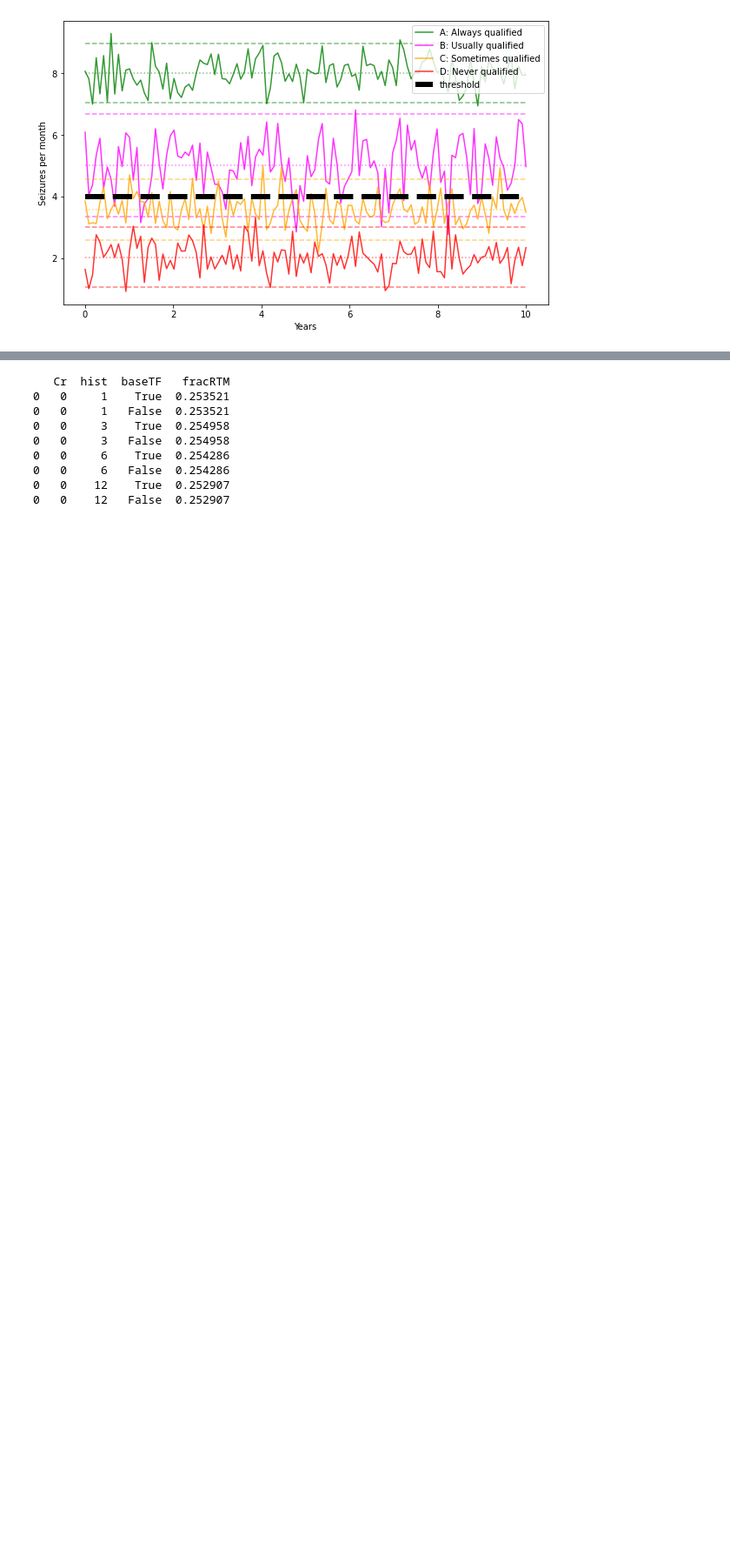
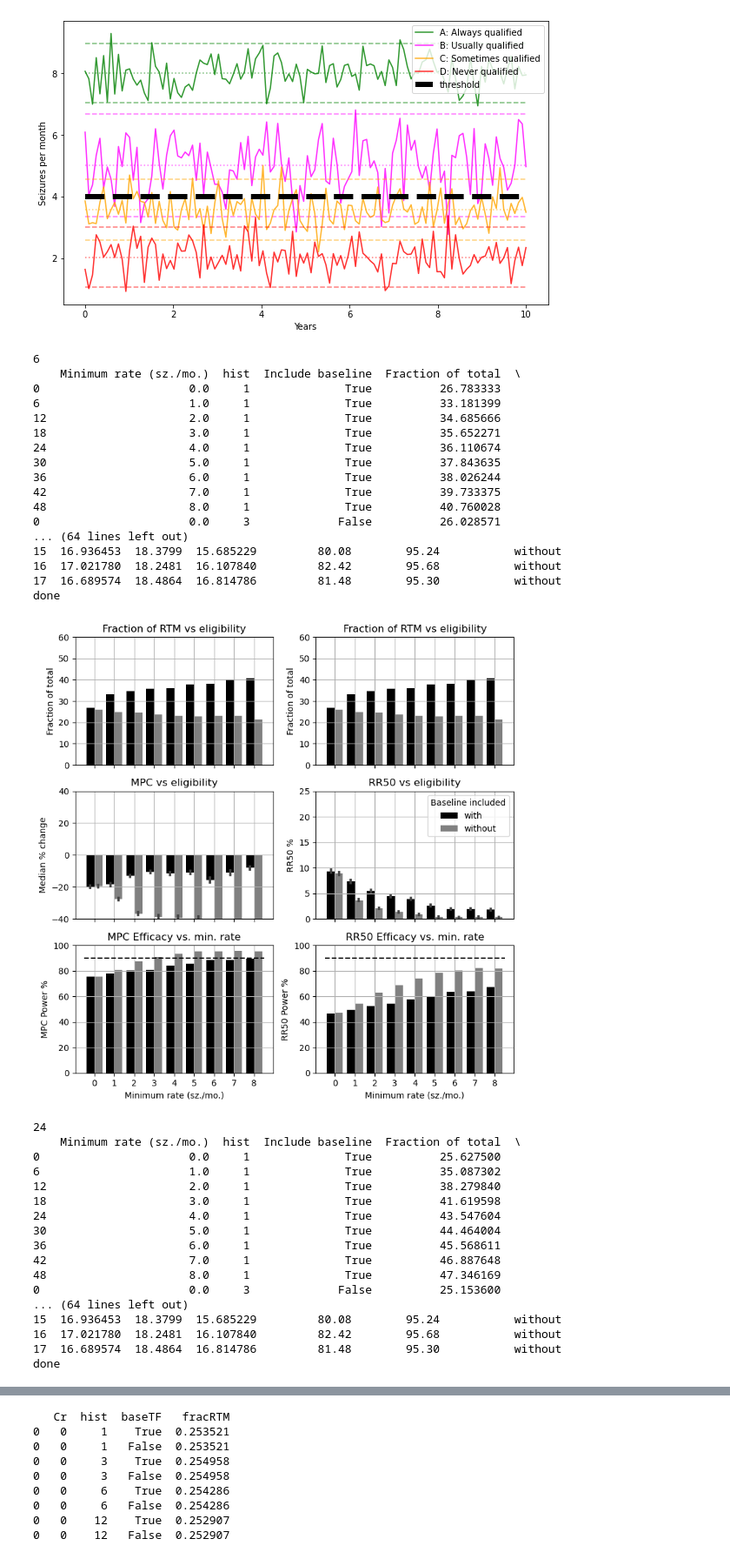
Before and after one commit to GoldenholzLab/RTMsim, a Jupyter notebook: rtm_paper.ipynb, the cells around one changed output, grey strips where cells are left out. Shown at 87% size. Cells and saved outputs as stored; diff of their text form; code cells hidden in the pictures; blank space fills up the shorter version.

```diff
--- a/rtm_paper.ipynb
+++ b/rtm_paper.ipynb
@@ -5,3 +5,50 @@ from RTM_funcs import drawDefinitions
 drawDefinitions()
 # %% [output]
 [figure]
+# %%
+%reload_ext autoreload
+%autoreload 2
+from RTM_funcs import draw_all_fracSets_noSF
+import matplotlib.pyplot as plt
+for studyChances in [6,24]:
+    print(studyChances)
+    draw_all_fracSets_noSF(showFull=False,studyChances=studyChances,with_error=True)
+    #if studyChances==24:
+    #    plt.savefig('Fig2.png',dpi=300)
+    plt.show()
+# %% [output]
+6
+    Minimum rate (sz./mo.)  hist  Include baseline  Fraction of total  \
+0                      0.0     1              True          26.783333
+6                      1.0     1              True          33.181399
+12                     2.0     1              True          34.685666
+18                     3.0     1              True          35.652271
+24                     4.0     1              True          36.110674
+30                     5.0     1              True          37.843635
+36                     6.0     1              True          38.026244
+42                     7.0     1              True          39.733375
+48                     8.0     1              True          40.760028
+0                      0.0     3             False          26.028571
+... (64 lines left out)
+15  16.936453  18.3799  15.685229         80.08        95.24           without
+16  17.021780  18.2481  16.107840         82.42        95.68           without
+17  16.689574  18.4864  16.814786         81.48        95.30           without
+done
+[figure, added]
+24
+    Minimum rate (sz./mo.)  hist  Include baseline  Fraction of total  \
+0                      0.0     1              True          25.627500
+6                      1.0     1              True          35.087302
+12                     2.0     1              True          38.279840
+18                     3.0     1              True          41.619598
+24                     4.0     1              True          43.547604
+30                     5.0     1              True          44.464004
+36                     6.0     1              True          45.568611
+42                     7.0     1              True          46.887648
+48                     8.0     1              True          47.346169
+0                      0.0     3             False          25.153600
+... (64 lines left out)
+15  16.936453  18.3799  15.685229         80.08        95.24           without
+16  17.021780  18.2481  16.107840         82.42        95.68           without
+17  16.689574  18.4864  16.814786         81.48        95.30           without
+done
```
Also changed, not shown: parts of 1 cell of this notebook, 3 other files.
